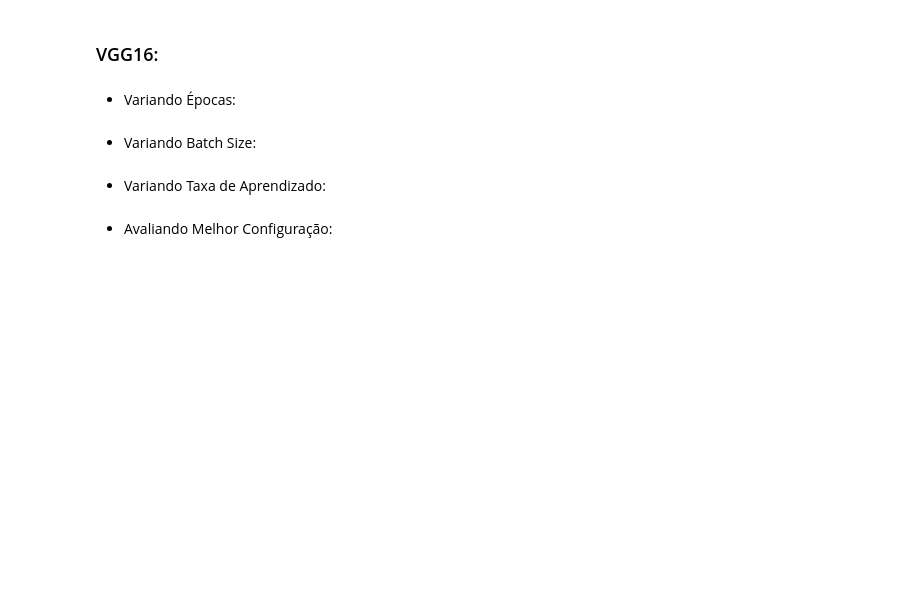
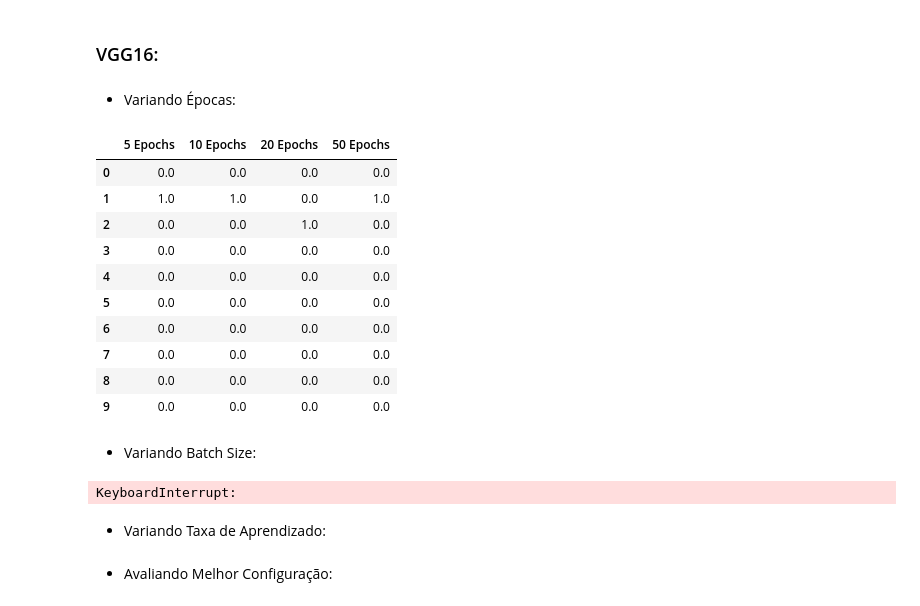
Before and after one commit to SonanFarr/Trabalho_Visao_Computacional, a Jupyter notebook: src/main.ipynb, the cells around one changed output. Saved outputs shown, nothing was run; the diff lists cells and outputs as text; code cells hidden in the pictures; blank space fills up the shorter version.

```diff
--- a/src/main.ipynb
+++ b/src/main.ipynb
@@ -242,39 +285,51 @@ df
 # %% [markdown]
 * Variando Épocas:
 # %%
-epochs = [1, 10, 20, 50]
+epochs = [5, 10, 20, 50]
 accuracys = []
 errors = []
 
 accuracy = []
 error = 999
 
 for epoch in tqdm(epochs):
     batch_size = 64
     train_dataloader = DataLoader(training_data_C10, batch_size=batch_size)
     test_dataloader = DataLoader(test_data_C10, batch_size=batch_size)
 
     model = MY_VGG16(n_classes = 10)
     if torch.cuda.is_available():
         model.cuda()
 
     loss_fn = nn.CrossEntropyLoss()
     optimizer = torch.optim.SGD(model.parameters(), lr=1e-3)
 
     for t in range(epoch):
         train(train_dataloader, model, loss_fn, optimizer, device)
         accuracy, error = test_for_class(test_dataloader, model, loss_fn, device)
 
     accuracys.append(accuracy)
     errors.append(error)
 
 df = pd.DataFrame({'5 Epochs': accuracys[0], '10 Epochs': accuracys[1], '20 Epochs': accuracys[2], '50 Epochs': accuracys[3]})
 df.to_csv('../data/results/cifar10_vgg16_epochs.csv', index=False)
 df
+# %% [output]
+|  | 5 Epochs | 10 Epochs | 20 Epochs | 50 Epochs |
+| 0 | 0.0 | 0.0 | 0.0 | 0.0 |
+| 1 | 1.0 | 1.0 | 0.0 | 1.0 |
+| 2 | 0.0 | 0.0 | 1.0 | 0.0 |
+| 3 | 0.0 | 0.0 | 0.0 | 0.0 |
+| 4 | 0.0 | 0.0 | 0.0 | 0.0 |
+| 5 | 0.0 | 0.0 | 0.0 | 0.0 |
+| 6 | 0.0 | 0.0 | 0.0 | 0.0 |
+| 7 | 0.0 | 0.0 | 0.0 | 0.0 |
+| 8 | 0.0 | 0.0 | 0.0 | 0.0 |
+| 9 | 0.0 | 0.0 | 0.0 | 0.0 |
 # %% [markdown]
 * Variando Batch Size:
 # %%
-batch_sizes = [32, 64, 128, 256]
+batch_sizes = [64, 128, 256]
 accuracys = []
 errors = []
 
@@ -300,9 +355,11 @@ for batch_size in tqdm(batch_sizes):
     accuracys.append(accuracy)
     errors.append(error)
 
-df = pd.DataFrame({'Batch Size: 32': accuracys[0], 'Batch Size: 64': accuracys[1], 'Batch Size: 128': accuracys[2], 'Batch Size: 256': accuracys[3]})
+df = pd.DataFrame({'Batch Size: 64': accuracys[0], 'Batch Size: 128': accuracys[1], 'Batch Size: 256': accuracys[2]})
 df.to_csv('../data/results/cifar10_vgg16_batchSize.csv', index=False)
 df
+# %% [output]
+KeyboardInterrupt:
 # %% [markdown]
 * Variando Taxa de Aprendizado:
 # %%
```
Also changed, not shown: parts of 12 cells of this notebook.
